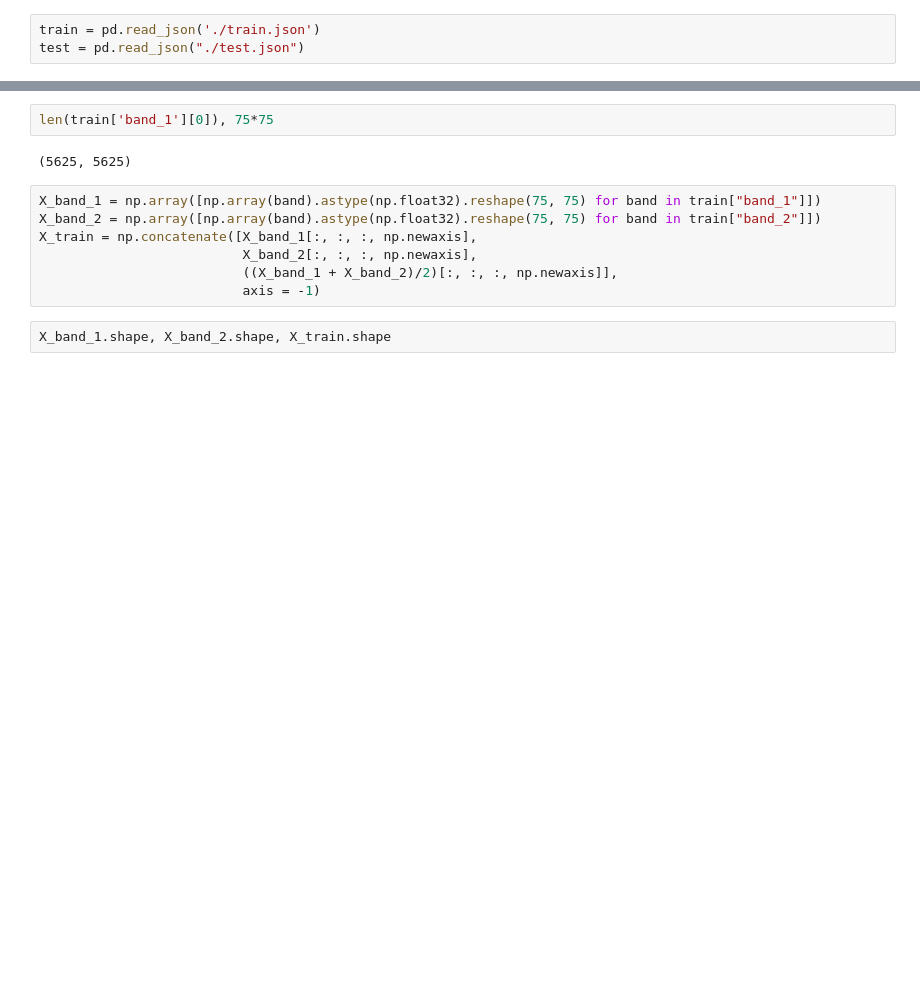
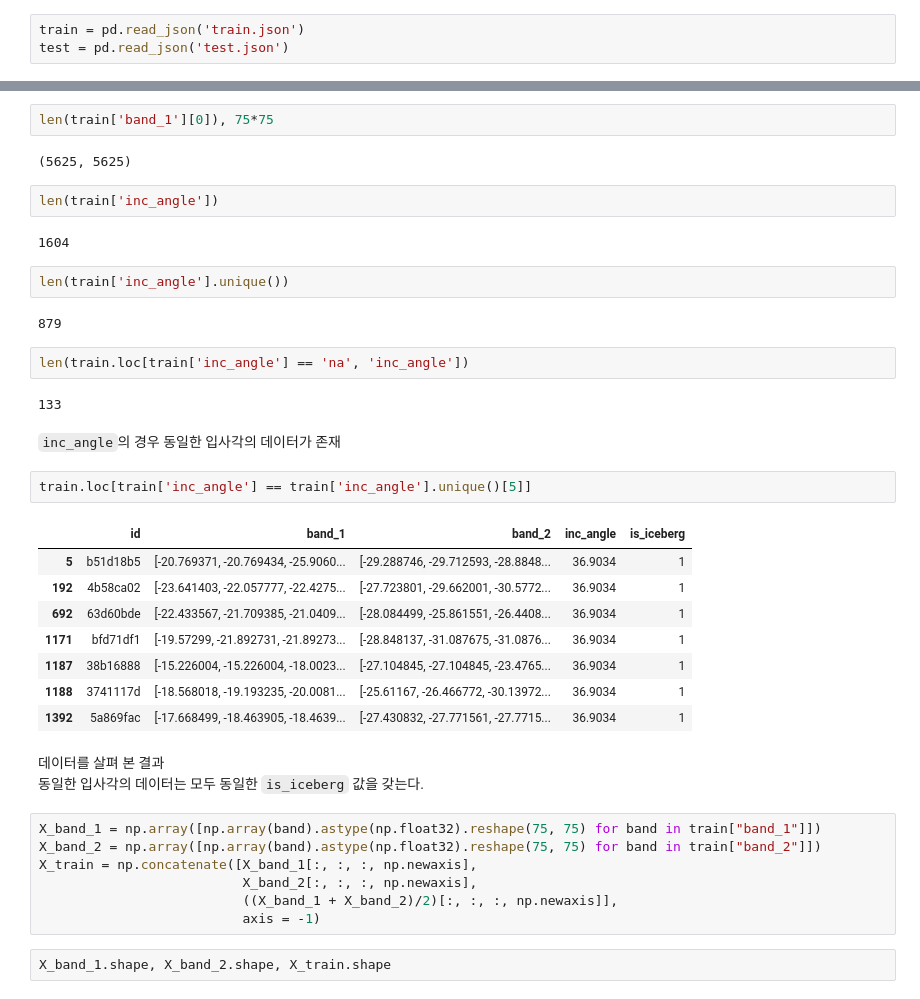
Before and after one commit to hodurie/Kaggle_Challenge, a Jupyter notebook: Statoil/Statoil.ipynb, the cells around one changed output, grey strips where cells are left out. Drawn from its saved outputs; the diff is of its cells as text; blank space fills up the shorter version.

```diff
--- a/Statoil/Statoil.ipynb
+++ b/Statoil/Statoil.ipynb
@@ -29,8 +27,8 @@ from mpl_toolkits.mplot3d import Axes3D
 import pylab
 plt.rcParams['figure.figsize'] = 10, 10
 # %%
-train = pd.read_json('./train.json')
-test = pd.read_json("./test.json")
+train = pd.read_json('train.json')
+test = pd.read_json('test.json')
 # %%
 train.head()
 # %% [output]
@@ -53,6 +58,34 @@ test.head()
 len(train['band_1'][0]), 75*75
 # %% [output]
 (5625, 5625)
+# %%
+len(train['inc_angle'])
+# %% [output]
+1604
+# %%
+len(train['inc_angle'].unique())
+# %% [output]
+879
+# %%
+len(train.loc[train['inc_angle'] == 'na', 'inc_angle'])
+# %% [output]
+133
+# %% [markdown]
+`inc_angle`의 경우 동일한 입사각의 데이터가 존재
+# %%
+train.loc[train['inc_angle'] == train['inc_angle'].unique()[5]]
+# %% [output]
+|  | id | band_1 | band_2 | inc_angle | is_iceberg |
+| 5 | b51d18b5 | [-20.769371, -20.769434, -25.9060... | [-29.288746, -29.712593, -28.8848... | 36.9034 | 1 |
+| 192 | 4b58ca02 | [-23.641403, -22.057777, -22.4275... | [-27.723801, -29.662001, -30.5772... | 36.9034 | 1 |
+| 692 | 63d60bde | [-22.433567, -21.709385, -21.0409... | [-28.084499, -25.861551, -26.4408... | 36.9034 | 1 |
+| 1171 | bfd71df1 | [-19.57299, -21.892731, -21.89273... | [-28.848137, -31.087675, -31.0876... | 36.9034 | 1 |
+| 1187 | 38b16888 | [-15.226004, -15.226004, -18.0023... | [-27.104845, -27.104845, -23.4765... | 36.9034 | 1 |
+| 1188 | 3741117d | [-18.568018, -19.193235, -20.0081... | [-25.61167, -26.466772, -30.13972... | 36.9034 | 1 |
+| 1392 | 5a869fac | [-17.668499, -18.463905, -18.4639... | [-27.430832, -27.771561, -27.7715... | 36.9034 | 1 |
+# %% [markdown]
+데이터를 살펴 본 결과
+동일한 입사각의 데이터는 모두 동일한 `is_iceberg` 값을 갖는다.
 # %%
 X_band_1 = np.array([np.array(band).astype(np.float32).reshape(75, 75) for band in train["band_1"]])
 X_band_2 = np.array([np.array(band).astype(np.float32).reshape(75, 75) for band in train["band_2"]])
```
Also changed, not shown: parts of 9 cells of this notebook.
